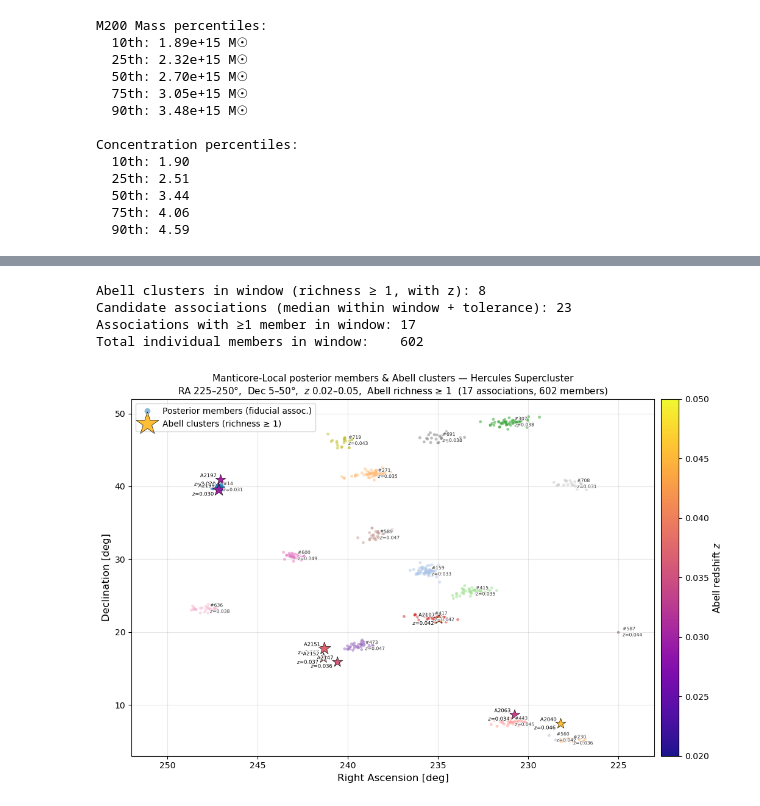
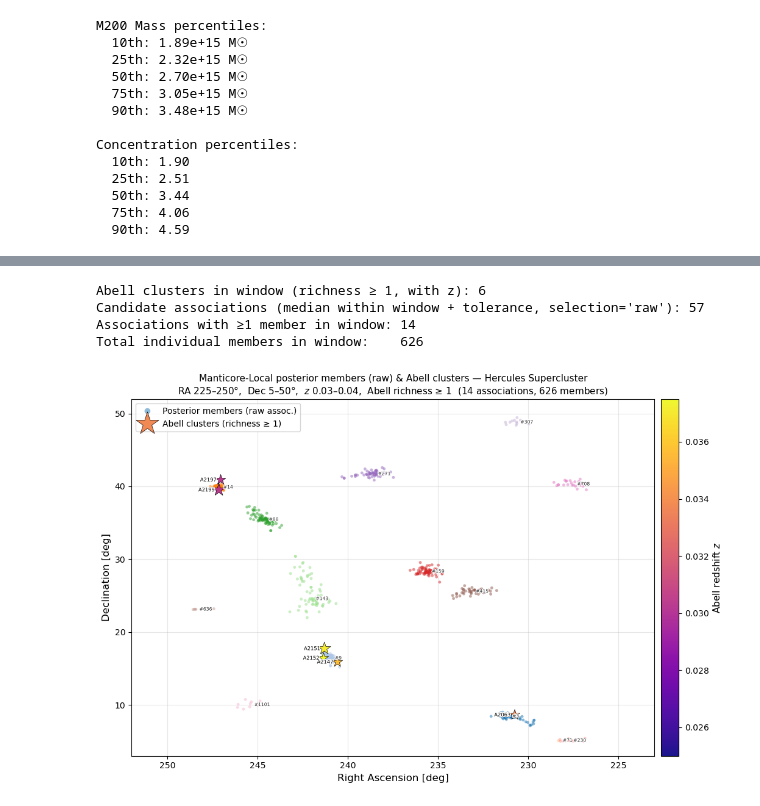
Before and after one commit to stuartmcalpine/manticore_posterior_clusters, a Jupyter notebook: notebooks/test_posterior_catalogue.ipynb, the cells around one changed output, grey strips where cells are left out. Drawn from its saved outputs; the diff is of its cells as text; code cells hidden in the pictures.

```diff
--- a/notebooks/test_posterior_catalogue.ipynb
+++ b/notebooks/test_posterior_catalogue.ipynb
@@ -323,7 +372,7 @@ import h5py
 # ── Configurable window (edit these to explore different regions) ─────────
 RA_MIN,  RA_MAX  = 225, 250   # degrees
 DEC_MIN, DEC_MAX =   5,  50   # degrees
-Z_MIN,   Z_MAX   = 0.02, 0.05  # redshift
+Z_MIN,   Z_MAX   = 0.025, 0.0375  # redshift
 # (Hercules Supercluster: A2147/A2151/A2152 core at z~0.036, A2197/A2199 at z~0.030)
 
 # Abell richness cut: 0=poorest (30-49 members), 1 (50-79), 2 (80-129),
@@ -386,16 +435,16 @@ abell_rich_w = abell_rich[abell_mask]
 print(f"Abell clusters in window (richness ≥ {RICH_MIN}, with z): {abell_mask.sum()}")
 
 # ── 2. Find candidate associations via summary medians + tolerance ────────
+# Uses SELECTION and mask defined in Cell 1
 H0, c   = 68.1, 299792.458   # km/s/Mpc, km/s  (paper cosmology)
 TOL_DEG = 5.0
 TOL_Z   = 0.015
 
 with h5py.File(catalog_path, 'r') as f:
-    in_fid      = f['summary/in_fiducial'][:]
-    assoc_ids   = f['summary/association_id'][:][in_fid]
-    median_ra   = f['summary/ra'][:][in_fid, 0]
-    median_dec  = f['summary/dec'][:][in_fid, 0]
-    median_dist = f['summary/dist'][:][in_fid, 0]
+    assoc_ids   = f['summary/association_id'][:][mask]
+    median_ra   = f['summary/ra'][:][mask, 0]
+    median_dec  = f['summary/dec'][:][mask, 0]
+    median_dist = f['summary/dist'][:][mask, 0]
 
 median_z = median_dist * H0 / c
 
@@ -405,7 +454,7 @@ candidate_mask = (
     (median_z   >= Z_MIN   - TOL_Z)   & (median_z   <= Z_MAX   + TOL_Z)
 )
 candidate_ids = assoc_ids[candidate_mask]
-print(f"Candidate associations (median within window + tolerance): {len(candidate_ids)}")
+print(f"Candidate associations (median within window + tolerance, selection='{SELECTION}'): {len(candidate_ids)}")
 
 # ── 3. Load individual member positions for candidate associations ─────────
 member_ra_all  = []
@@ -459,7 +508,7 @@ ax.scatter(
     member_ra, member_dec,
     color=assoc_colours,
     s=12, alpha=0.5, linewidths=0, zorder=3,
-    label='Posterior members (fiducial assoc.)',
+    label=f'Posterior members ({SELECTION} assoc.)',
 )
 
 # Abell clusters — size scaled by richness class
@@ -476,48 +525,48 @@ sc_abell = ax.scatter(
 # Abell labels: to the left of each marker
 for i in range(len(abell_aco_w)):
     ax.annotate(
-        f'A{abell_aco_w[i]}\n$z$={abell_z_w[i]:.3f}',
+        f'A{abell_aco_w[i]}',
         xy=(abell_ra_w[i], abell_dec_w[i]),
         xytext=(-5, 0), textcoords='offset points',
-        fontsize=6, linespacing=1.3, ha='right', va='center',
+        fontsize=6, ha='right', va='center',
         path_effects=[pe.withStroke(linewidth=2, foreground='white')],
         zorder=5,
     )
 
 # Association labels: to the right of the member centroid
 for i, aid in enumerate(unique_aids):
     ax.annotate(
-        f'#{aid}\n$z$={assoc_label_z[i]:.3f}',
+        f'#{aid}',
         xy=(assoc_label_ra[i], assoc_label_dec[i]),
         xytext=(5, 0), textcoords='offset points',
-        fontsize=5.5, linespacing=1.3, ha='left', va='center', color='0.2',
+        fontsize=5.5, ha='left', va='center', color='0.2',
         path_effects=[pe.withStroke(linewidth=1.5, foreground='white')],
         zorder=6,
     )
 
 cbar = plt.colorbar(sc_abell, ax=ax, pad=0.01)
 cbar.set_label('Abell redshift $z$', fontsize=11)
 
 ax.invert_xaxis()
 ax.set_xlim(RA_MAX + 2, RA_MIN - 2)
 ax.set_ylim(DEC_MIN - 2, DEC_MAX + 2)
 ax.set_xlabel('Right Ascension [deg]', fontsize=12)
 ax.set_ylabel('Declination [deg]', fontsize=12)
 ax.set_title(
-    f'Manticore-Local posterior members & Abell clusters — Hercules Supercluster\n'
+    f'Manticore-Local posterior members ({SELECTION}) & Abell clusters — Hercules Supercluster\n'
     f'RA {RA_MIN}–{RA_MAX}°,  Dec {DEC_MIN}–{DEC_MAX}°,  '
     f'$z$ {Z_MIN:.2f}–{Z_MAX:.2f},  Abell richness ≥ {RICH_MIN}  '
     f'({n_assoc_shown} associations, {len(member_ra)} members)',
     fontsize=11,
 )
 ax.legend(fontsize=10, loc='upper left', markerscale=2)
 ax.grid(True, alpha=0.3)
 
 plt.tight_layout()
 plt.show()
 # %% [output]
-Abell clusters in window (richness ≥ 1, with z): 8
-Candidate associations (median within window + tolerance): 23
-Associations with ≥1 member in window: 17
-Total individual members in window:    602
+Abell clusters in window (richness ≥ 1, with z): 6
+Candidate associations (median within window + tolerance, selection='raw'): 57
+Associations with ≥1 member in window: 14
+Total individual members in window:    626
-[figure, old version]
+[figure, new version]
```
Also changed, not shown: parts of 11 cells of this notebook.
